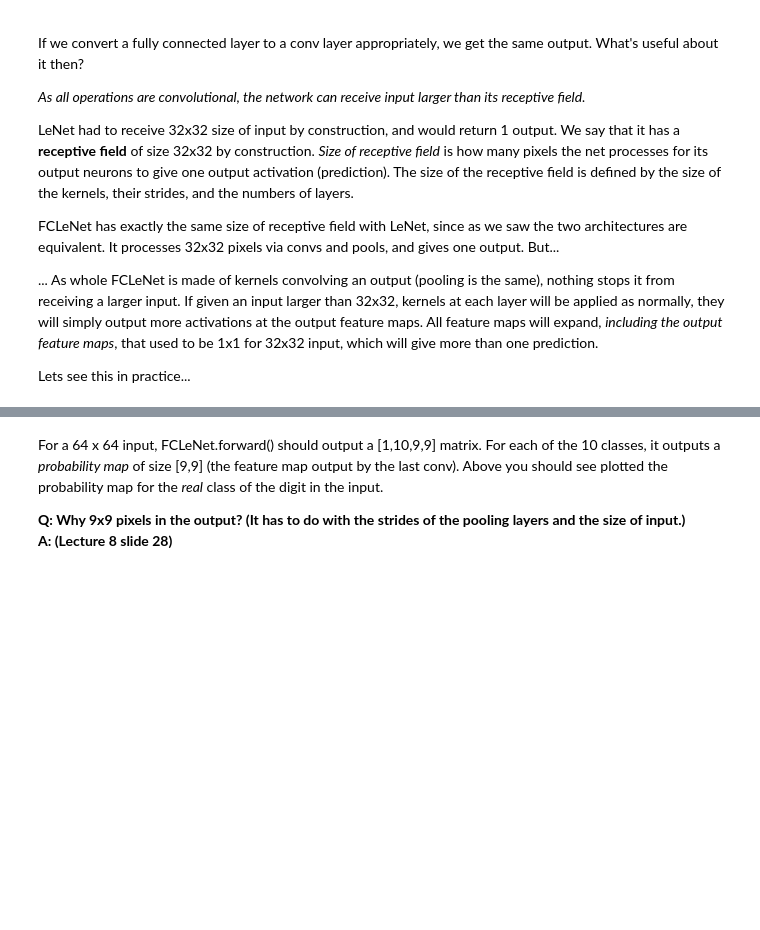
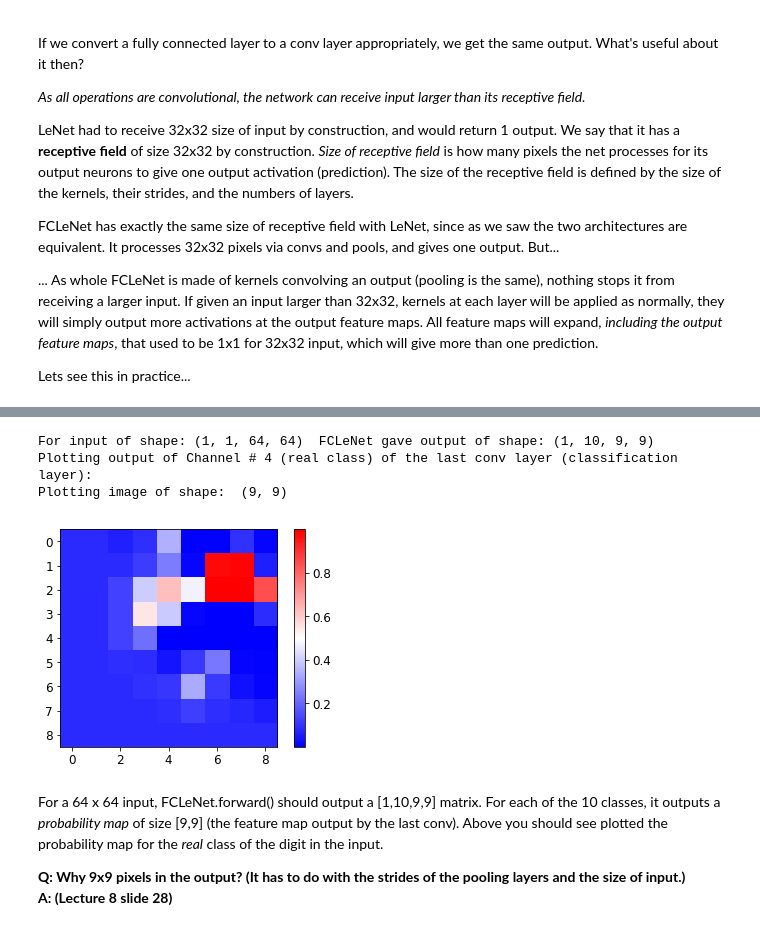
Before and after one commit to adicatana/ml_imaging_tutorials_imperial, a Jupyter notebook: MLI-Tutorial-4.ipynb, the cells around one changed output, grey strips where cells are left out. Saved outputs shown, nothing was run; the diff lists cells and outputs as text; code cells hidden in the pictures; blank space fills up the shorter version.

```diff
--- a/MLI-Tutorial-4.ipynb
+++ b/MLI-Tutorial-4.ipynb
@@ -404,12 +443,17 @@ plot_image(image_for_cnn_padded[0,0,:,:])
 # %%
 ######### TODO: Run inference with FCLeNet on the padded 64 x 64 image.  ###############
-pred_probs_padded = fclenet.???( torch.tensor(image_for_cnn_padded, dtype=torch.float) ) # shape: [1, 10, H_out, W_out]
+pred_probs_padded = fclenet.forward( torch.tensor(image_for_cnn_padded, dtype=torch.float) ) # shape: [1, 10, H_out, W_out]
 pred_probs_padded = pred_probs_padded.detach().numpy() # make tensor numpy
 pred_lbls_padded = np.argmax(pred_probs_padded, axis=1) # Shape: [1, H_out, W_out]
 ########################################################################################
 print("For input of shape:", image_for_cnn_padded.shape, " FCLeNet gave output of shape:", pred_probs_padded.shape)
 print("Plotting output of Channel #", real_lbl, "(real class) of the last conv layer (classification layer):")
 plot_image(pred_probs_padded[0,real_lbl,:,:], cmap="bwr")
+# %% [output]
+For input of shape: (1, 1, 64, 64)  FCLeNet gave output of shape: (1, 10, 9, 9)
+Plotting output of Channel # 4 (real class) of the last conv layer (classification layer):
+Plotting image of shape:  (9, 9)
+[figure, added]
 # %% [markdown]
 For a 64 x 64 input, FCLeNet.forward() should output a \[1,10,9,9\] matrix. For each of the 10 classes, it outputs a *probability map* of size \[9,9\] (the feature map output by the last conv). Above you should see plotted the probability map for the *real* class of the digit in the input.
 
```
Also changed, not shown: parts of 8 cells of this notebook, 1 other file.
